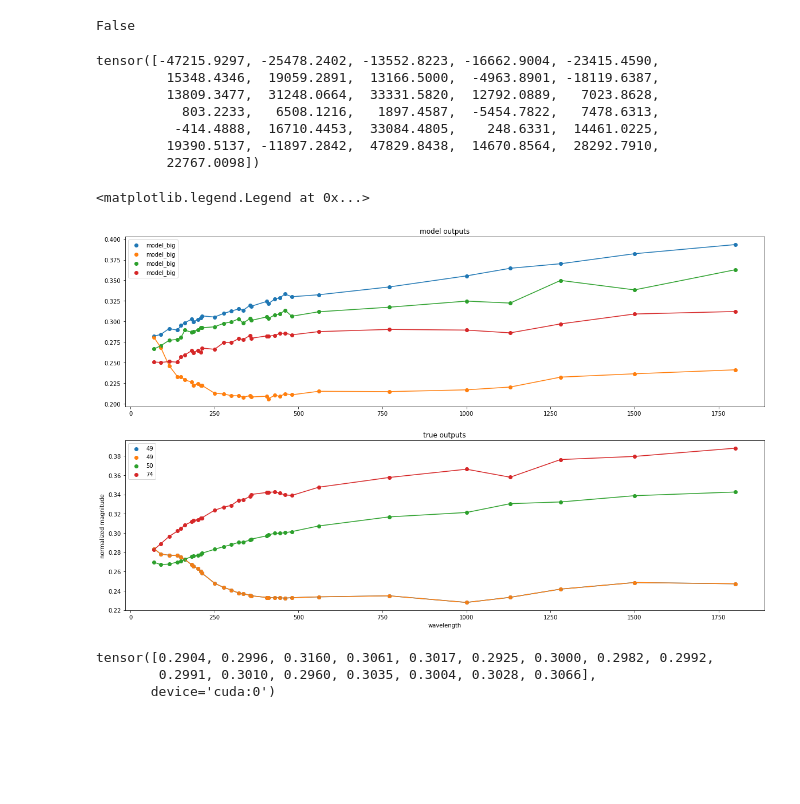
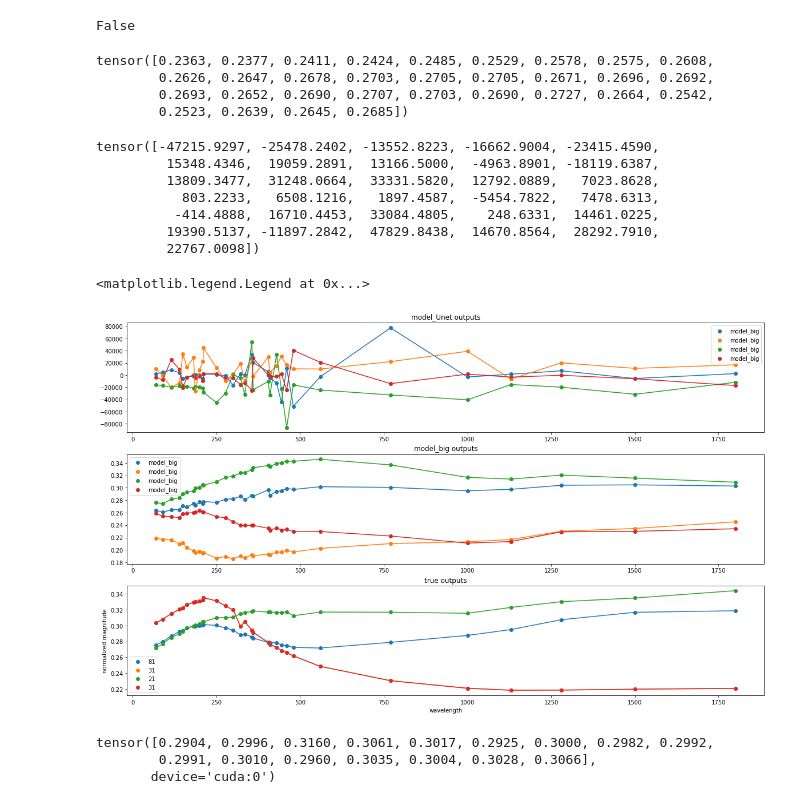
Before and after one commit to smoffe1604/BSc, a Jupyter notebook: main.ipynb, the cells around one changed output. Cells and saved outputs as stored; diff of their text form; code cells hidden in the pictures; blank space fills up the shorter version.

```diff
--- a/main.ipynb
+++ b/main.ipynb
@@ -428,6 +434,13 @@ tensor(True, device='cuda:0') ----- up4.conv.bn2.num_batches_tracked
 tensor(True, device='cuda:0') ----- convOut.weight
 tensor(True, device='cuda:0') ----- convOut.bias
 False
+# %%
+denoise(model_big, 31).cpu().detach().squeeze()
+# %% [output]
+tensor([0.2363, 0.2377, 0.2411, 0.2424, 0.2485, 0.2529, 0.2578, 0.2575, 0.2608,
+        0.2626, 0.2647, 0.2678, 0.2703, 0.2705, 0.2705, 0.2671, 0.2696, 0.2692,
+        0.2693, 0.2652, 0.2690, 0.2707, 0.2703, 0.2690, 0.2727, 0.2664, 0.2542,
+        0.2523, 0.2639, 0.2645, 0.2685])
 # %%
 denoise(model_Unet, 31).cpu().detach().squeeze()
 # %% [output]
@@ -441,27 +454,33 @@ tensor([-47215.9297, -25478.2402, -13552.8223, -16662.9004, -23415.4590,
 # %%
 
 plt.figure(figsize= (20, 12))
 
 for i in range(4):
-    plt.subplot(2, 1, 1)
-    plt.title('model outputs')
+    plt.subplot(3, 1, 1)
+    plt.title('model_Unet outputs')
+    sample = (denoise(model_Unet, 31).cpu().detach()).squeeze()
+    plt.scatter(filter_wls, sample, label = "model_big")
+    plt.plot(filter_wls, sample)
+    plt.legend()
+    plt.subplot(3, 1, 2)
+    plt.title('model_big outputs')
     sample = (denoise(model_big, 31).cpu().detach()).squeeze()
     plt.scatter(filter_wls, sample, label = "model_big")
     plt.plot(filter_wls, sample)
     plt.legend()
-    plt.subplot(2, 1, 2)
+    plt.subplot(3, 1, 3)
     plt.title('true outputs')
     r = np.random.randint(0, 100)
     plt.scatter(filter_wls, X_scaled[r], label = str(r))
     plt.plot(filter_wls, X_scaled[r])
 
 plt.ylabel("normalized magnitude")
 #plt.ylim(-2, 2)
 plt.xlabel("wavelength")
 plt.legend()
 # %% [output]
 <matplotlib.legend.Legend at 0x...>
-[figure, old version]
+[figure, new version]
 # %%
 from denoising_diffusion_pytorch.denoising_diffusion_pytorch_1d import Unet1D, GaussianDiffusion1D
 import denoising_diffusion_pytorch
```
Also changed, not shown: parts of 3 cells of this notebook.
